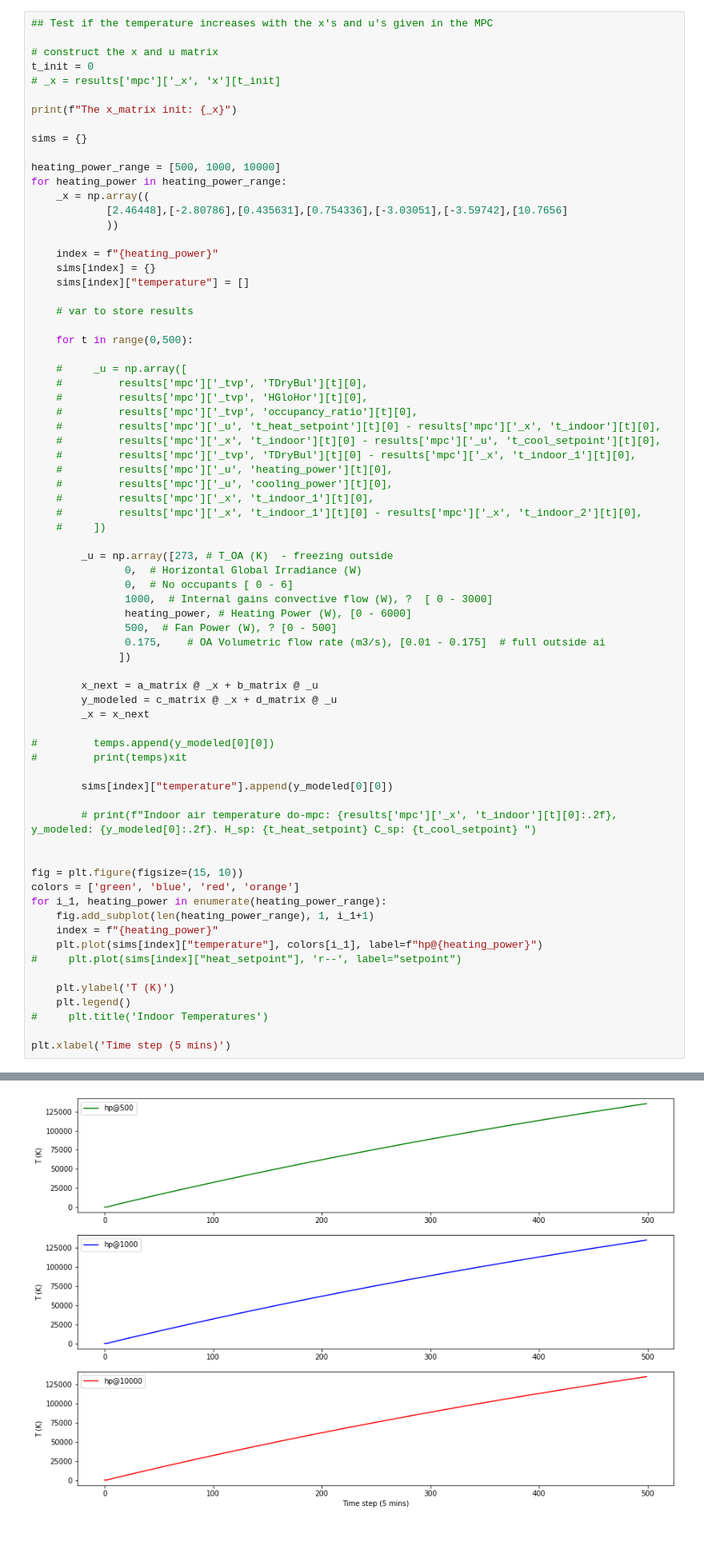
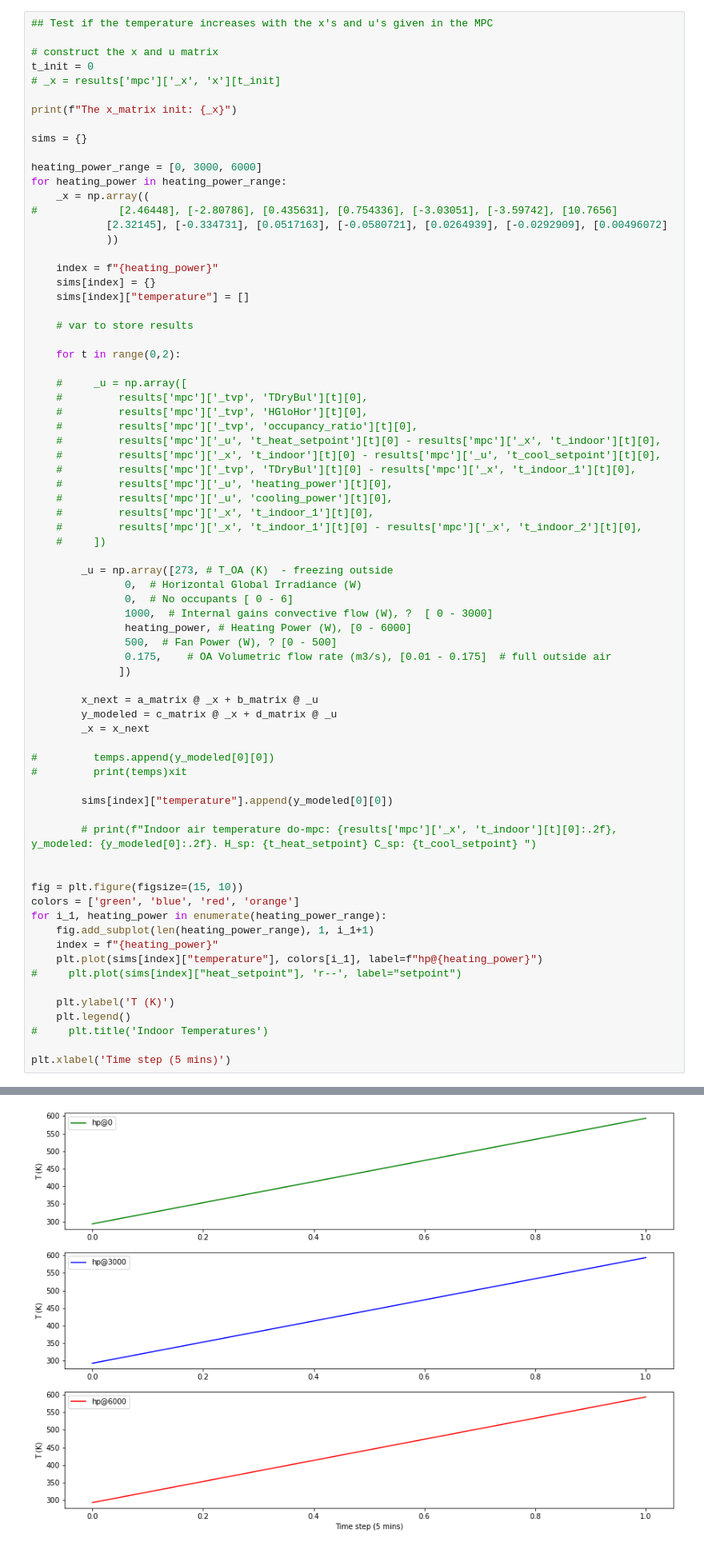
Before and after one commit to henze-research-group/MODRLC, a Jupyter notebook: examples/python/dompc/n4sidtesting.ipynb, the cells around one changed output, grey strips where cells are left out. Shown at 80% size. Drawn from its saved outputs; the diff is of its cells as text.

```diff
--- a/examples/python/dompc/n4sidtesting.ipynb
+++ b/examples/python/dompc/n4sidtesting.ipynb
@@ -506,10 +506,11 @@ print(f"The x_matrix init: {_x}")
 
 sims = {}
 
-heating_power_range = [500, 1000, 10000]
+heating_power_range = [0, 3000, 6000]
 for heating_power in heating_power_range:
     _x = np.array((
-            [2.46448],[-2.80786],[0.435631],[0.754336],[-3.03051],[-3.59742],[10.7656]
+#             [2.46448], [-2.80786], [0.435631], [0.754336], [-3.03051], [-3.59742], [10.7656]
+            [2.32145], [-0.334731], [0.0517163], [-0.0580721], [0.0264939], [-0.0292909], [0.00496072]
             ))
 
     index = f"{heating_power}"
@@ -518,7 +519,7 @@ for heating_power in heating_power_range:
 
     # var to store results
 
-    for t in range(0,500):
+    for t in range(0,2):
 
     #     _u = np.array([
     #         results['mpc']['_tvp', 'TDryBul'][t][0],
@@ -539,7 +540,7 @@ for heating_power in heating_power_range:
                1000,  # Internal gains convective flow (W), ?  [ 0 - 3000]
                heating_power, # Heating Power (W), [0 - 6000]
                500,  # Fan Power (W), ? [0 - 500]
-               0.175,    # OA Volumetric flow rate (m3/s), [0.01 - 0.175]  # full outside ai
+               0.175,    # OA Volumetric flow rate (m3/s), [0.01 - 0.175]  # full outside air
               ])
 
         x_next = a_matrix @ _x + b_matrix @ _u
@@ -585,2 +586,2 @@ The x_matrix init: [[-2.34088637e+02 -8.50840440e+02 -5.32316062e+02  1.59212713
 Text(0.5, 0, 'Time step (5 mins)')
-[figure, old version]
+[figure, new version]
```
Also changed, not shown: parts of 4 cells of this notebook, 4 other files.
